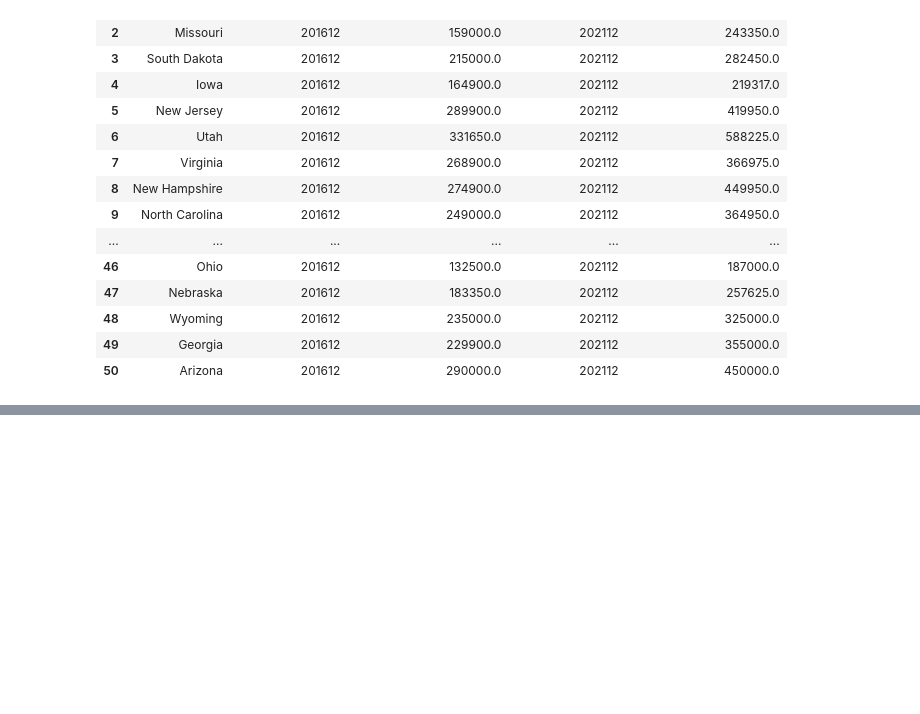
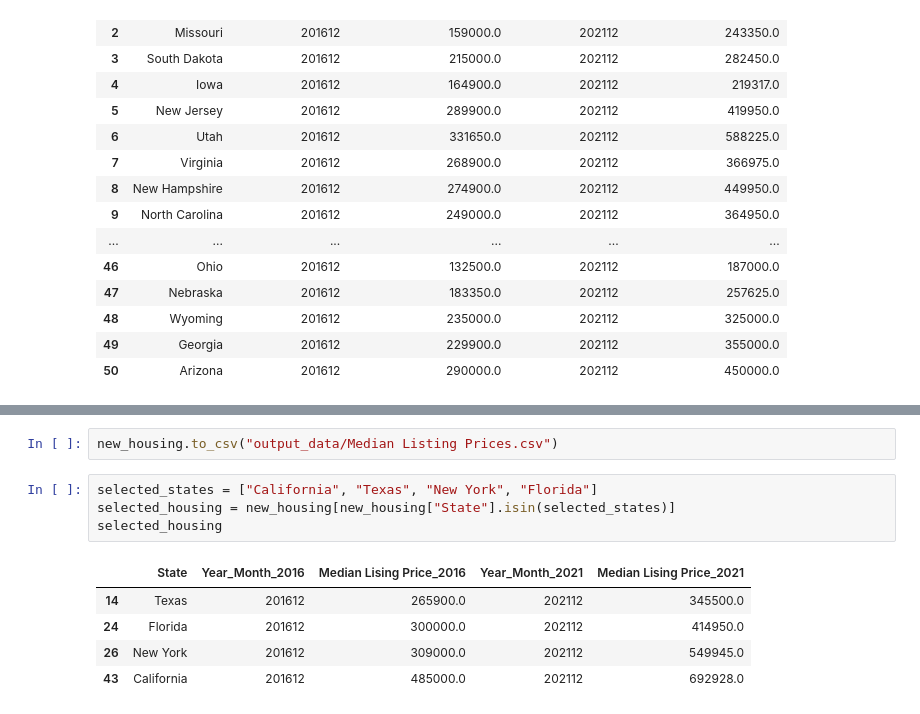
Before and after one commit to aalafa/group-project-1, a Jupyter notebook: Housing and Income Data/Housing_2021_2016.ipynb, the cells around one changed output, grey strips where cells are left out. Drawn from its saved outputs; the diff is of its cells as text; blank space fills up the shorter version.

```diff
--- a/Housing and Income Data/Housing_2021_2016.ipynb
+++ b/Housing and Income Data/Housing_2021_2016.ipynb
@@ -96,0 +78,12 @@ plt.savefig("output_data/Fig1.png")
+# %%
+new_housing.to_csv("output_data/Median Listing Prices.csv")
+# %%
+selected_states = ["California", "Texas", "New York", "Florida"]
+selected_housing = new_housing[new_housing["State"].isin(selected_states)]
+selected_housing
+# %% [output]
+|  | State | Year_Month_2016 | Median Lising Price_2016 | Year_Month_2021 | Median Lising Price_2021 |
+| 14 | Texas | 201612 | 265900.0 | 202112 | 345500.0 |
+| 24 | Florida | 201612 | 300000.0 | 202112 | 414950.0 |
+| 26 | New York | 201612 | 309000.0 | 202112 | 549945.0 |
+| 43 | California | 201612 | 485000.0 | 202112 | 692928.0 |
```
Also changed, not shown: parts of 3 cells of this notebook, 11 other files.
